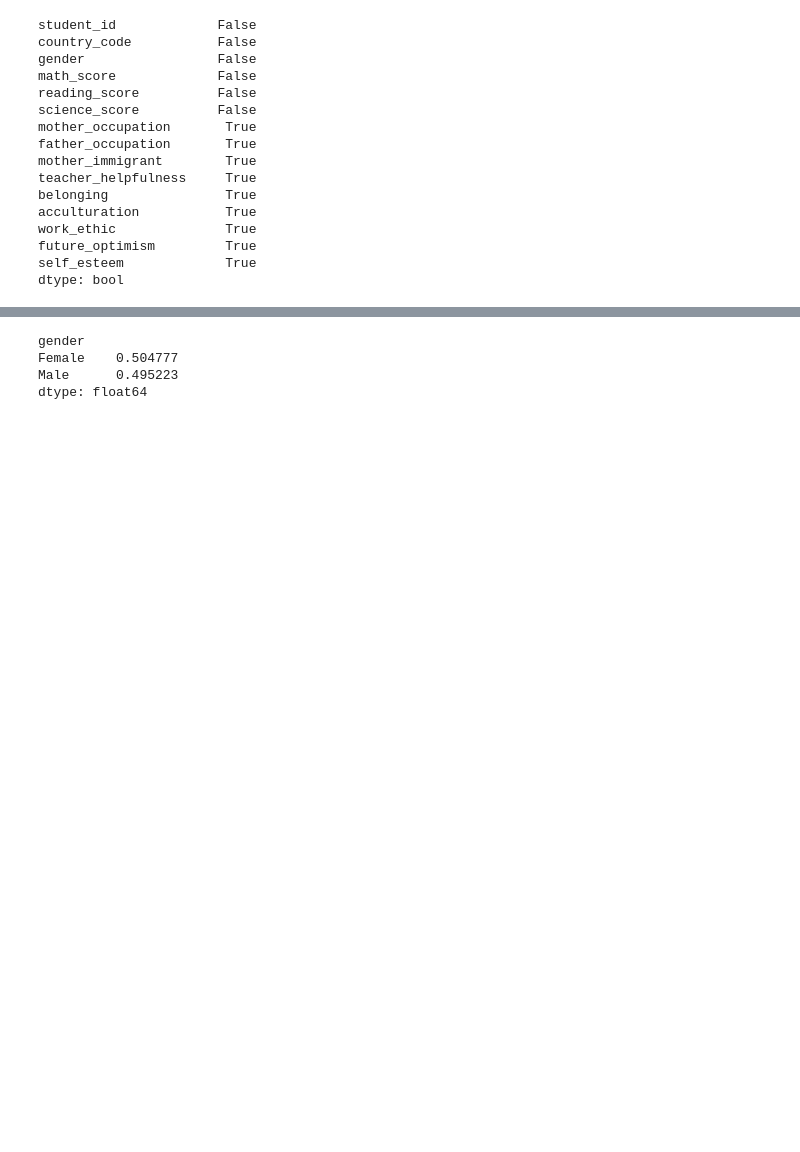
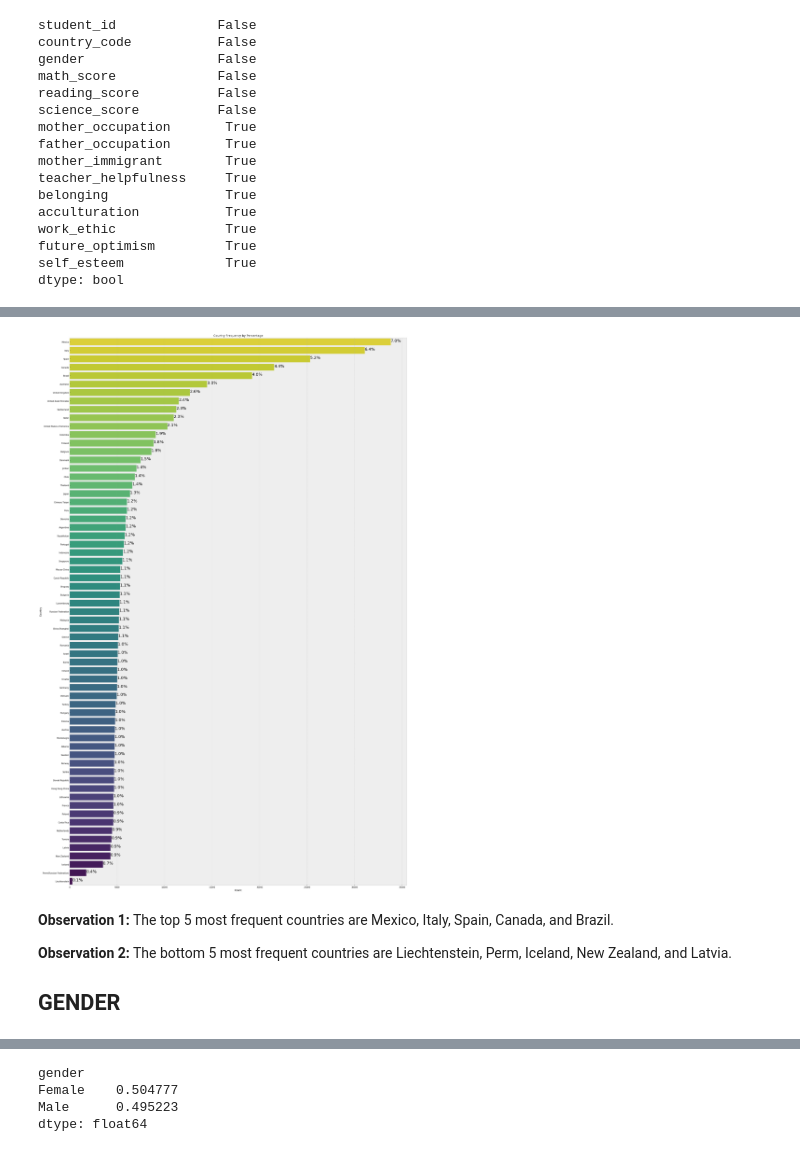
Before and after one commit to aeglon97/Communicate-Data-Findings, a Jupyter notebook: exploration_template.ipynb, the cells around one changed output, grey strips where cells are left out. Drawn from its saved outputs; the diff is of its cells as text; code cells hidden in the pictures; blank space fills up the shorter version.

```diff
--- a/exploration_template.ipynb
+++ b/exploration_template.ipynb
@@ -135,3 +150,24 @@ PATH_MULTIVARIATE = './visuals/multivariate'
+# %%
+#create function for quick plot polishing
+def polish_plot(suptitle, title, xlabel, ylabel, path, save_name):
+    plt.suptitle(suptitle, y = 1.05)
+    plt.title(title)
+    plt.xlabel(xlabel, size = 15)
+    plt.ylabel(ylabel, size = 15)
+    plt.savefig(path + save_name)
+# %%
+plt.figure(figsize=[30, 50])
+generate_pct_bar(df, 'country_code', 'viridis_r')
+polish_plot(None, 'Country Frequency by Percentage', 'Count', 'Country', PATH_UNIVARIATE, 'country.png')
+# %% [output]
+[figure, added]
+# %% [markdown]
+**Observation 1:** The top 5 most frequent countries are Mexico, Italy, Spain, Canada, and Brazil.
+
+**Observation 2:** The bottom 5 most frequent countries are Liechtenstein, Perm, Iceland, New Zealand, and Latvia.
+
+
+## GENDER
 # %%
 #adjust plot layout so x and y labels will show when saving
 from matplotlib import rcParams
```
Also changed, not shown: parts of 40 cells of this notebook, 16 other files.
